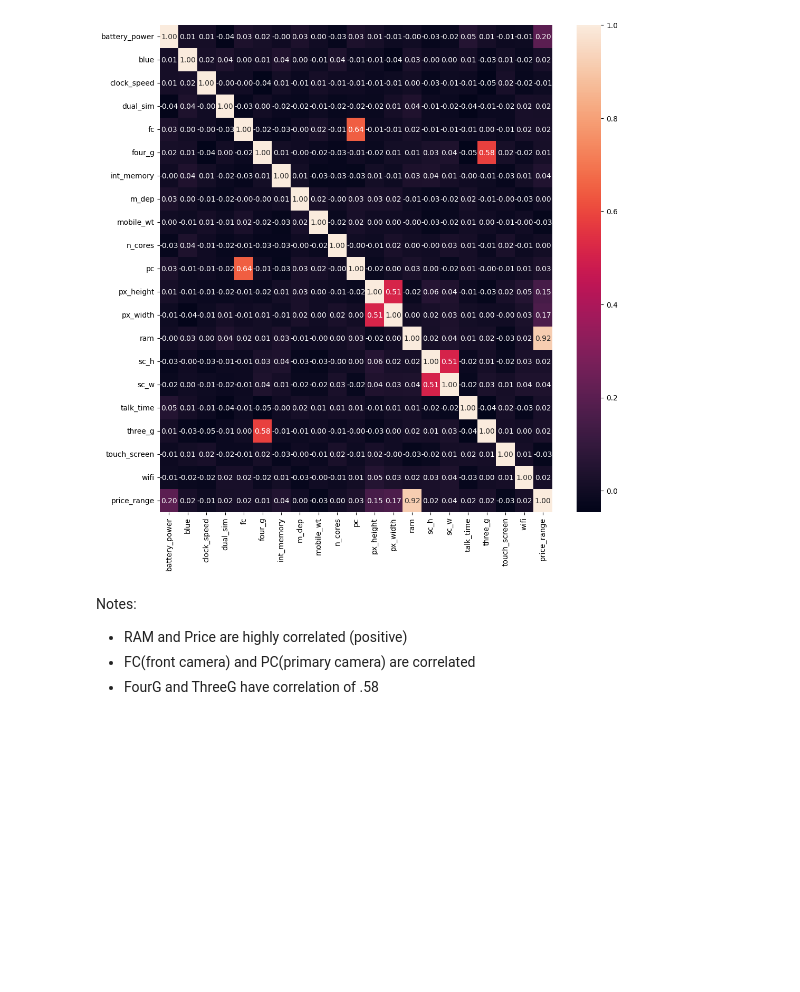
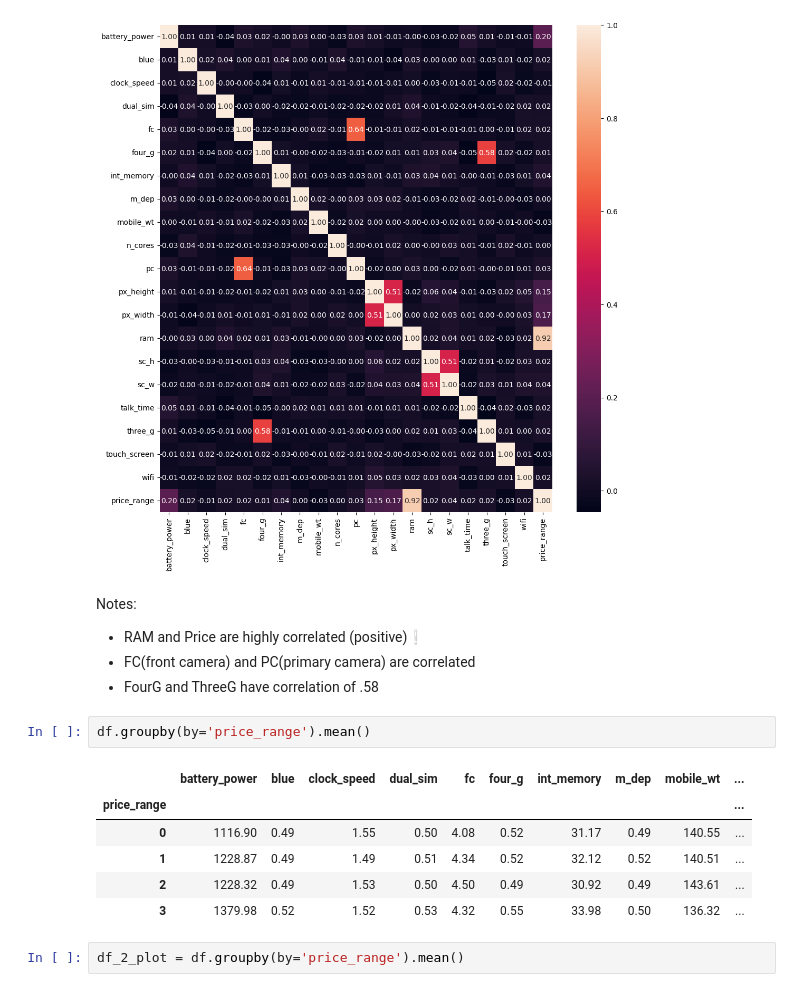
Before and after one commit to Venchislav/AI-Projects, a Jupyter notebook: Machine Learning/Kaggle/MobilePriceCLF/mobile_price_classification.ipynb, the cells around one changed output. Drawn from its saved outputs; the diff is of its cells as text; blank space fills up the shorter version.

```diff
--- a/Machine Learning/Kaggle/MobilePriceCLF/mobile_price_classification.ipynb
+++ b/Machine Learning/Kaggle/MobilePriceCLF/mobile_price_classification.ipynb
@@ -116,6 +116,17 @@ sns.heatmap(df.corr(), annot=True, fmt='.2f');
 [figure]
 # %% [markdown]
 Notes: <br>
-- RAM and Price are highly correlated (positive)
+- RAM and Price are highly correlated (positive)❕
 - FC(front camera) and PC(primary camera) are correlated
 - FourG and ThreeG have correlation of .58
+# %%
+df.groupby(by='price_range').mean()
+# %% [output]
+|  | battery_power | blue | clock_speed | dual_sim | fc | four_g | int_memory | m_dep | mobile_wt | ... |
+| price_range |  |  |  |  |  |  |  |  |  | ... |
+| 0 | 1116.90 | 0.49 | 1.55 | 0.50 | 4.08 | 0.52 | 31.17 | 0.49 | 140.55 | ... |
+| 1 | 1228.87 | 0.49 | 1.49 | 0.51 | 4.34 | 0.52 | 32.12 | 0.52 | 140.51 | ... |
+| 2 | 1228.32 | 0.49 | 1.53 | 0.50 | 4.50 | 0.49 | 30.92 | 0.49 | 143.61 | ... |
+| 3 | 1379.98 | 0.52 | 1.52 | 0.53 | 4.32 | 0.55 | 33.98 | 0.50 | 136.32 | ... |
+# %%
+df_2_plot = df.groupby(by='price_range').mean()
```
Also changed, not shown: parts of 6 cells of this notebook.
